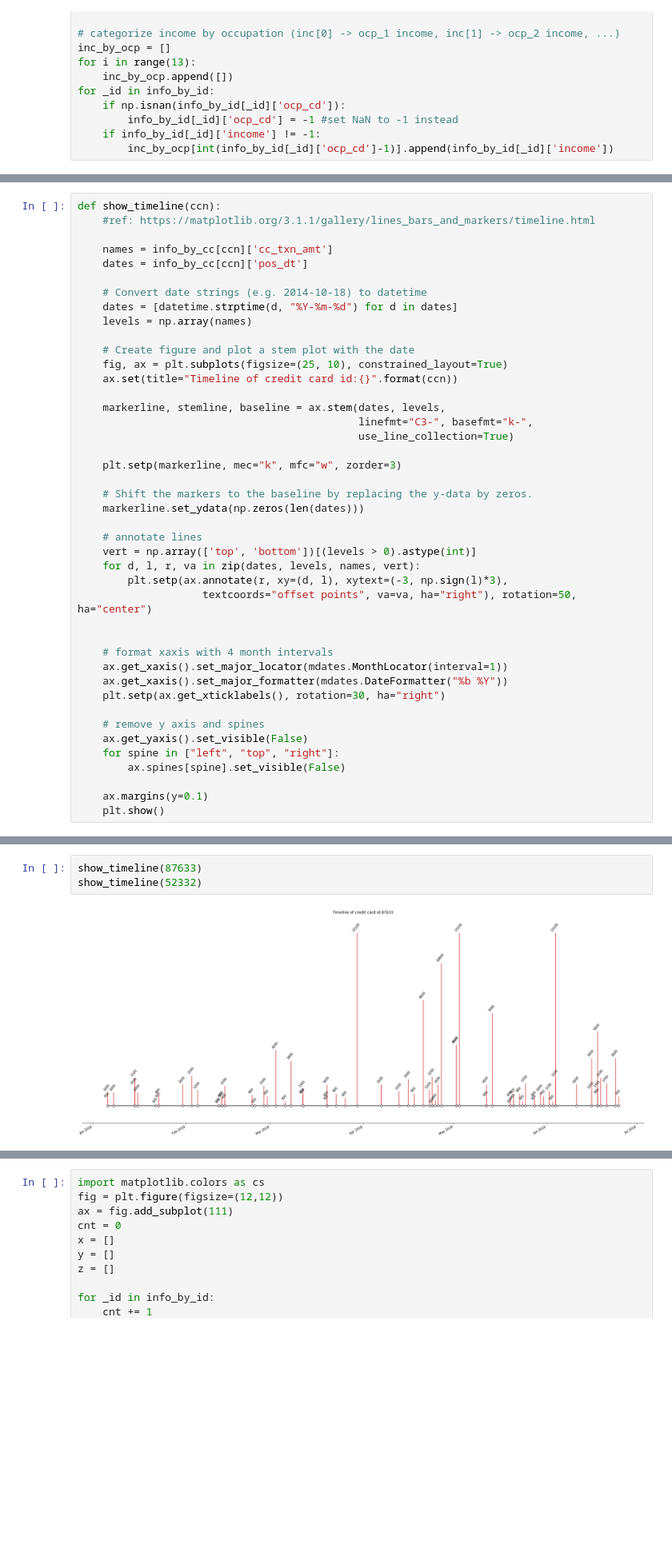
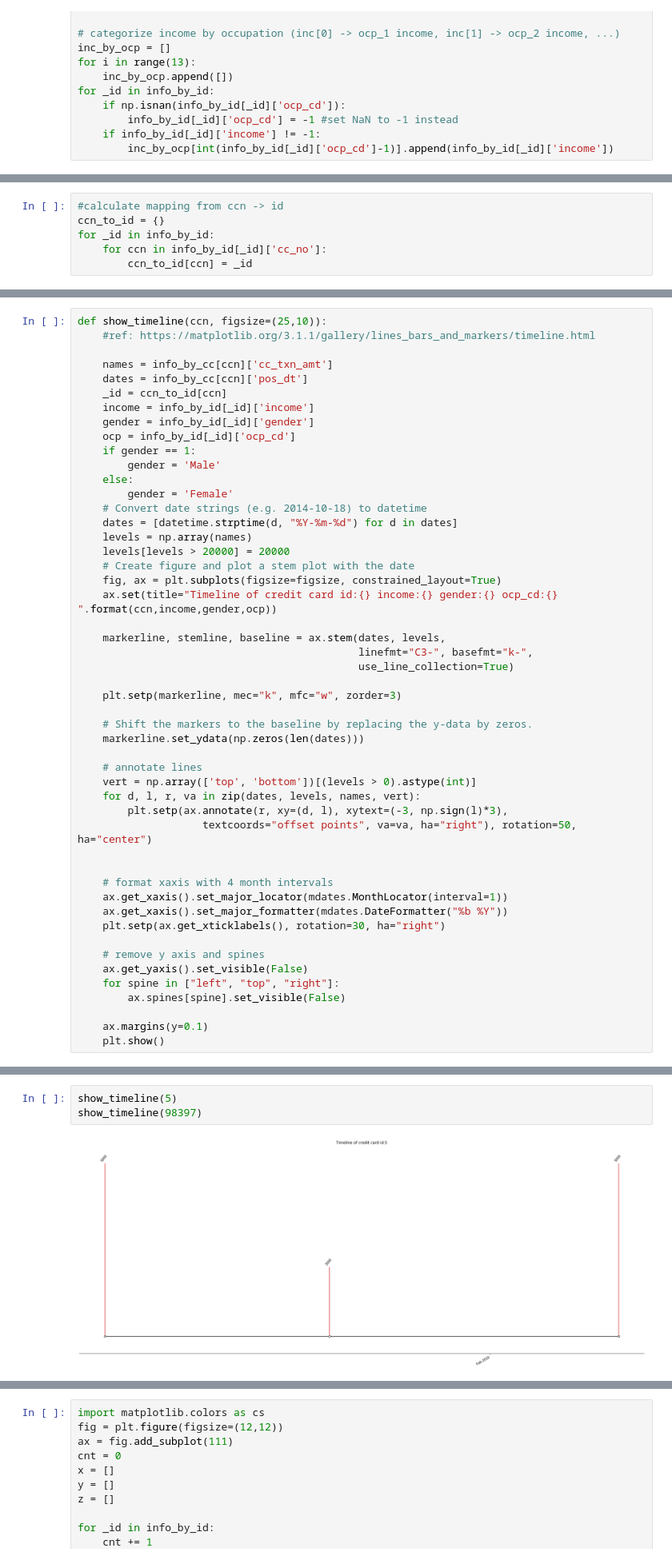
Before and after one commit to thanit456/techjam_2019, a Jupyter notebook: data_pack/Dai.ipynb, the cells around one changed output, grey strips where cells are left out. Shown at 80% size. Cells and saved outputs as stored; diff of their text form; blank space fills up the shorter version.

```diff
--- a/data_pack/Dai.ipynb
+++ b/data_pack/Dai.ipynb
@@ -266,3 +274,9 @@ info_by_cc[123]
   2000,
   700,
   2000]}
+# %%
+#calculate mapping from ccn -> id
+ccn_to_id = {}
+for _id in info_by_id:
+    for ccn in info_by_id[_id]['cc_no']:
+        ccn_to_id[ccn] = _id
@@ -269,17 +285,24 @@ info_by_cc[123]
 # %%
-def show_timeline(ccn):
+def show_timeline(ccn, figsize=(25,10)):
     #ref: https://matplotlib.org/3.1.1/gallery/lines_bars_and_markers/timeline.html
 
     names = info_by_cc[ccn]['cc_txn_amt']
     dates = info_by_cc[ccn]['pos_dt']
-
+    _id = ccn_to_id[ccn]
+    income = info_by_id[_id]['income']
+    gender = info_by_id[_id]['gender']
+    ocp = info_by_id[_id]['ocp_cd']
+    if gender == 1:
+        gender = 'Male'
+    else:
+        gender = 'Female'
     # Convert date strings (e.g. 2014-10-18) to datetime
     dates = [datetime.strptime(d, "%Y-%m-%d") for d in dates]
     levels = np.array(names)
-
+    levels[levels > 20000] = 20000
     # Create figure and plot a stem plot with the date
-    fig, ax = plt.subplots(figsize=(25, 10), constrained_layout=True)
-    ax.set(title="Timeline of credit card id:{}".format(ccn))
+    fig, ax = plt.subplots(figsize=figsize, constrained_layout=True)
+    ax.set(title="Timeline of credit card id:{} income:{} gender:{} ocp_cd:{} ".format(ccn,income,gender,ocp))
 
     markerline, stemline, baseline = ax.stem(dates, levels,
                                              linefmt="C3-", basefmt="k-",
@@ -312,5 +371,5 @@ def show_timeline(ccn):
 # %%
-show_timeline(87633)
-show_timeline(52332)
+show_timeline(5)
+show_timeline(98397)
 # %% [output]
-[figure, old version]
+[figure, new version]
```
Also changed, not shown: parts of 11 cells of this notebook.
